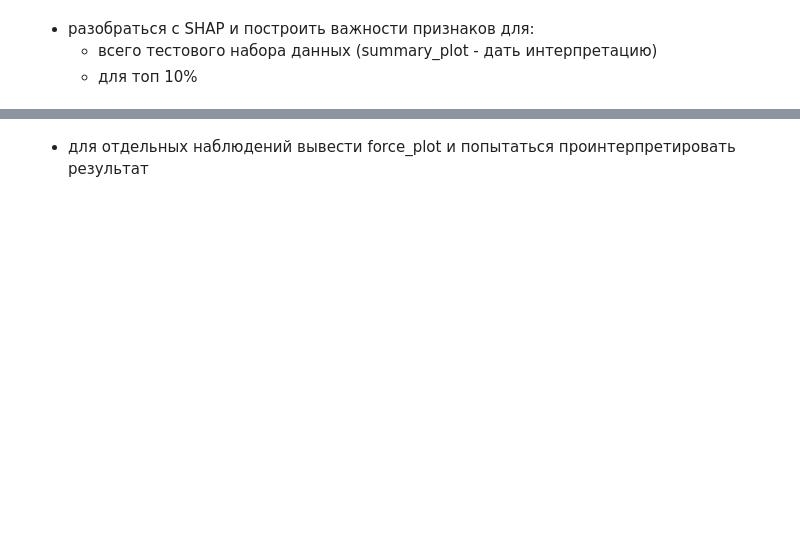
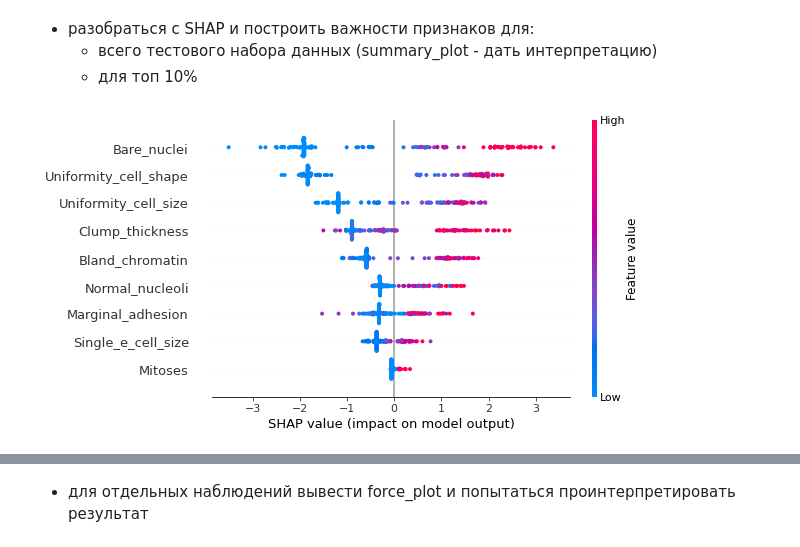
Before and after one commit to Krivosheenkova/machine-learning-for-business, a Jupyter notebook: 7_SHAP/7.ipynb, the cells around one changed output, grey strips where cells are left out. Drawn from its saved outputs; the diff is of its cells as text; code cells hidden in the pictures; blank space fills up the shorter version.

```diff
--- a/7_SHAP/7.ipynb
+++ b/7_SHAP/7.ipynb
@@ -289,3 +193,7 @@ confusion matrix:
 - разобраться с SHAP и построить важности признаков для:
     - всего тестового набора данных (summary_plot - дать интерпретацию)
     - для топ 10%
+# %%
+shap.summary_plot(shap_values, X_test)
+# %% [output]
+[figure, added]
```
Also changed, not shown: parts of 11 cells of this notebook.
